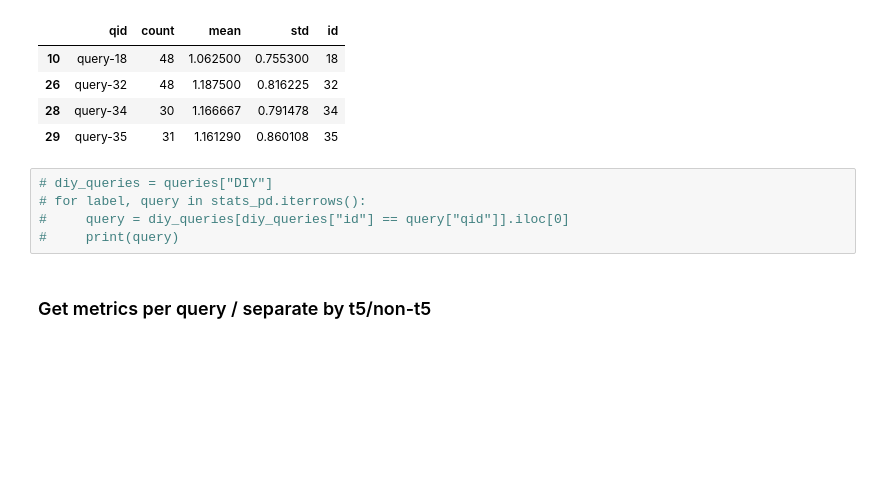
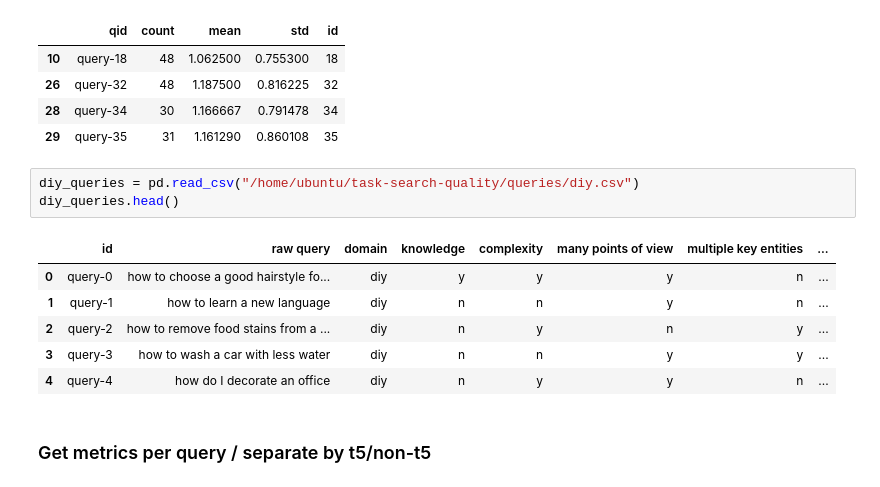
Before and after one commit to PhilipZubel/task-search-quality, a Jupyter notebook: results.ipynb, the cells around one changed output. Saved outputs shown, nothing was run; the diff lists cells and outputs as text; blank space fills up the shorter version.

```diff
--- a/results.ipynb
+++ b/results.ipynb
@@ -218,11 +218,16 @@ plt.show()
 | 26 | query-32 | 48 | 1.187500 | 0.816225 | 32 |
 | 28 | query-34 | 30 | 1.166667 | 0.791478 | 34 |
 | 29 | query-35 | 31 | 1.161290 | 0.860108 | 35 |
-# %%
-# diy_queries = queries["DIY"]
-# for label, query in stats_pd.iterrows():
-#     query = diy_queries[diy_queries["id"] == query["qid"]].iloc[0]
-#     print(query)
+# %%
+diy_queries = pd.read_csv("/home/ubuntu/task-search-quality/queries/diy.csv")
+diy_queries.head()
+# %% [output]
+|  | id | raw query | domain | knowledge | complexity | many points of view | multiple key entities | ... |
+| 0 | query-0 | how to choose a good hairstyle fo... | diy | y | y | y | n | ... |
+| 1 | query-1 | how to learn a new language | diy | n | n | y | n | ... |
+| 2 | query-2 | how to remove food stains from a ... | diy | n | y | n | y | ... |
+| 3 | query-3 | how to wash a car with less water | diy | n | n | y | y | ... |
+| 4 | query-4 | how do I decorate an office | diy | n | y | y | n | ... |
 # %% [markdown]
 ### Get metrics per query / separate by t5/non-t5
 # %%
```
Also changed, not shown: parts of 2 cells of this notebook, 2 other files.
